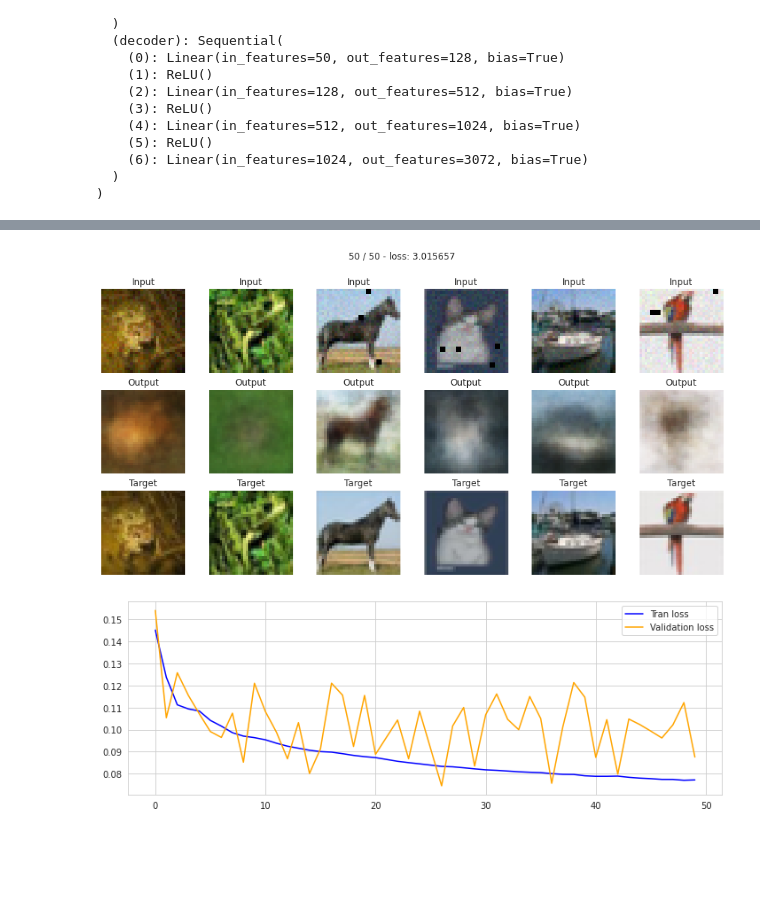
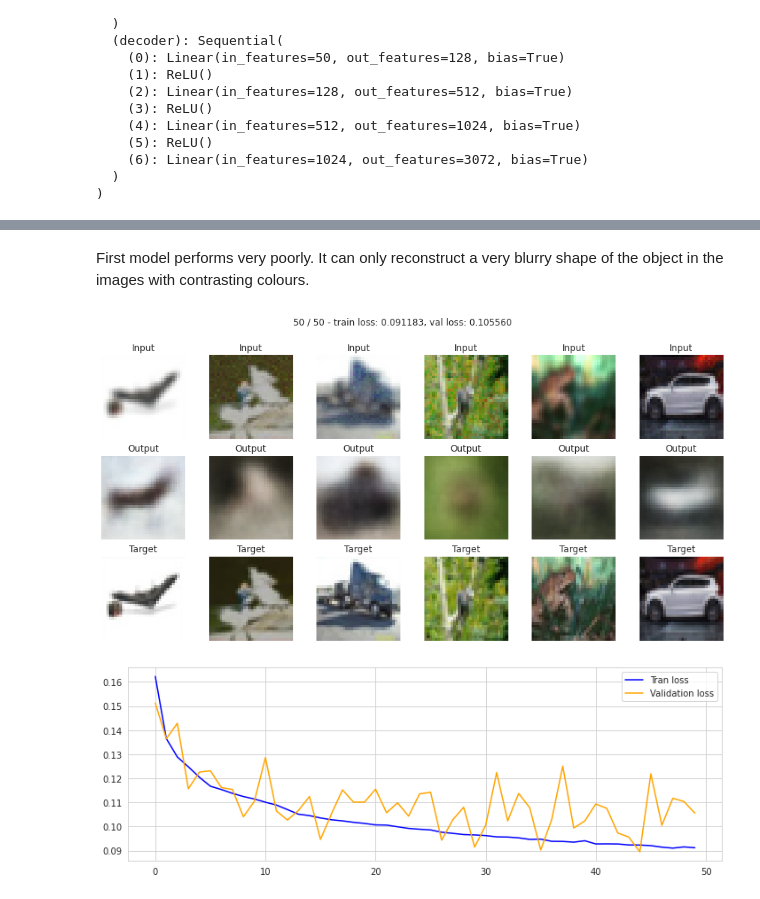
Before and after one commit to Nomow/02456-deep-learning-image-denoising, a Jupyter notebook: FullyConnectedAutoencoder.ipynb, the cells around one changed output, grey strips where cells are left out. Drawn from its saved outputs; the diff is of its cells as text; code cells hidden in the pictures; blank space fills up the shorter version.

Commit message:
Final updates to baseline models

```diff
--- a/FullyConnectedAutoencoder.ipynb
+++ b/FullyConnectedAutoencoder.ipynb
@@ -377,19 +376,18 @@ def train(net, optimizer, loss_fun, num_epochs = 50):
       avg_loss = 0
       net.train()
 
-      # Go through each batch in the training dataset using the loader
-      # Note that y is not necessarily known as it is here
       for x, y in train_loader:
 
           x = torch.reshape(x, (x.shape[0], -1))
+          y = torch.reshape(y, (y.shape[0], -1))
 
           x = x.to(device)
+          y = y.to(device)
 
           outputs = net(x)
           x_hat = outputs['x_hat']
 
-          # note, target is the original tensor, as we're working with auto-encoders
-          loss = loss_function(x_hat, x)
+          loss = loss_function(x_hat, y)
 
           optimizer.zero_grad()
           loss.backward()
@@ -405,56 +403,48 @@ def train(net, optimizer, loss_fun, num_epochs = 50):
       with torch.no_grad():
           net.eval()
 
-          # Just load a single batch from the test loader
           x_val, y_val = next(iter(test_loader))
 
           x_val = torch.reshape(x_val, (x_val.shape[0], -1))
+          y_val = torch.reshape(y_val, (y_val.shape[0], -1))
 
           x_val = x_val.to(device)
+          y_val = y_val.to(device)
 
           outputs = net(x_val)
 
-          # We save the latent variable and reconstruction for later use
-          # we will need them on the CPU to plot
           x_hat = outputs['x_hat']
-          z = outputs['z'].cpu().numpy() # latent features
+          z = outputs['z'].cpu().numpy()
 
-          loss = loss_function(x_hat, x_val)
+          loss = loss_function(x_hat, y_val)
 
           valid_loss.append(loss.item())
 
           clear_output(wait=True)
           x_val = x_val.cpu().reshape((batch_size, channels, height, width))
           x_hat = x_hat.cpu().reshape((batch_size, channels, height, width))
+          y_val = y_val.cpu().reshape((batch_size, channels, height, width))
           k = 0
           plt.figure(figsize = (15, 7))
           for m in range(6):
             plt.subplot(3, 6, k+1)
             plt.imshow(denormalize(x_val[m]))
-            # plt.imshow(x_val[m][0].numpy(), cmap='gray')
             plt.title('Input')
             plt.axis('off')
 
             plt.subplot(3, 6, k+7)
             plt.imshow(denormalize(x_hat[m]))
-            # plt.imshow(x_hat[m], cmap='gray')
             plt.title('Output')
             plt.axis('off')
 
             plt.subplot(3, 6, k+13)
             plt.imshow(denormalize(y_val[m]))
-            # plt.imshow(y_val[m][0], cmap='gray')
             plt.title('Target')
             plt.axis('off')
 
             k+=1
-          plt.suptitle('%d / %d - loss: %f' % (epoch+1, num_epochs, avg_loss))
+          plt.suptitle('%d / %d - train loss: %f, val loss: %f' % (epoch+1, num_epochs, np.mean(batch_loss), loss))
           plt.show()
-
-      # if epoch == 0:
-      #     continue
-      # if epoch % 10 == 0:
-      #   print(epoch, " Train loss: ", train_loss[-1], " Valid loss: ", valid_loss[-1])
 
       fig = plt.figure(figsize=(12,4))
       plt.plot(train_loss, 'b', label = "Tran loss")
@@ -462,22 +452,22 @@ def train(net, optimizer, loss_fun, num_epochs = 50):
       plt.legend()
       plt.show()
       clear_output(wait=True)
+
+  return train_loss, valid_loss
+# %% [markdown]
+First model performs very poorly. It can only reconstruct a very blurry shape of the object in the images with contrasting colours.
 # %%
 net = AutoEncoder(hidden_units1=1024, hidden_units2=512, hidden_units3=128, latent_features=100)
 net = net.to(device)
-# for L2 regularization, then add weight_decay to SGD
+
 optimizer = optim.Adam(net.parameters(), lr=0.001)
-scheduler = torch.optim.lr_scheduler.StepLR(optimizer, LR_STEP_SIZE, gamma=0.1, last_epoch=-1, verbose=False)
-# We will use pixel wise mean-squared error as our loss function
+
 loss_function = nn.MSELoss()
 
-train(net, optimizer, loss_function, 50)
-
-# it is really bad for images with no constracting colours.
-# When the cours are contracting, it can at least reconstruct a very blury shape of the main object in the image
+train_loss, valid_loss = train(net, optimizer, loss_function, 50)
 # %% [output]
-[figure, old version]
+[figure, new version]
-[figure, old version]
+[figure, new version]
 # %%
 net = AutoEncoderBatchNorm(hidden_units1=1024, hidden_units2=512, hidden_units3=128, latent_features=100)
 net = net.to(device)
```
Also changed, not shown: parts of 27 cells of this notebook.
